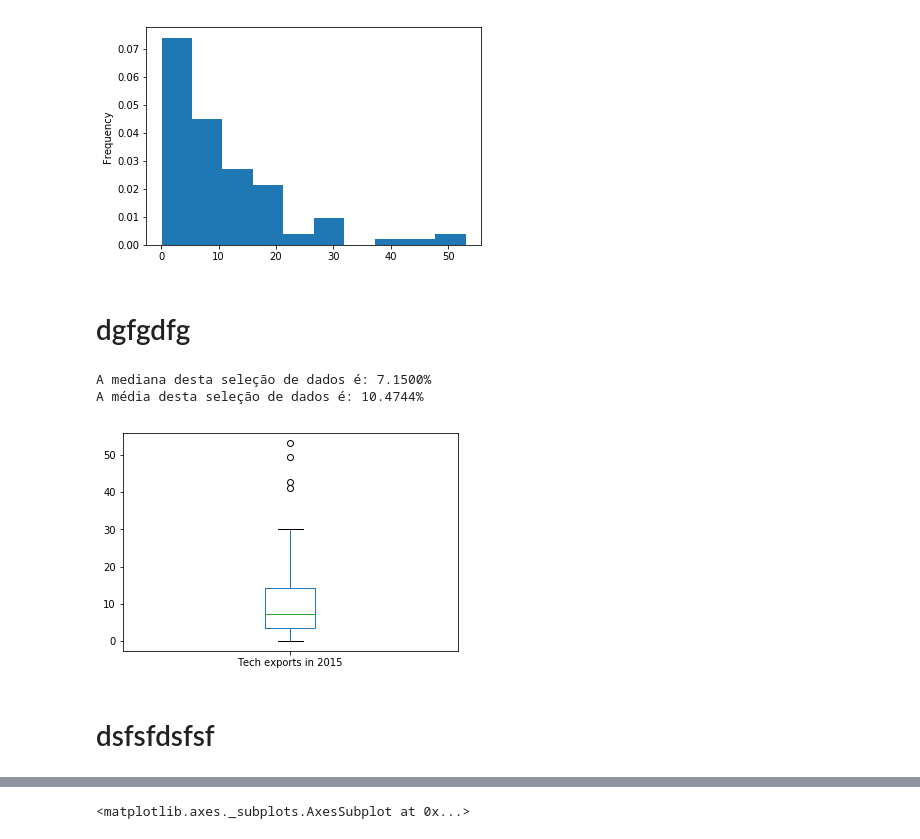
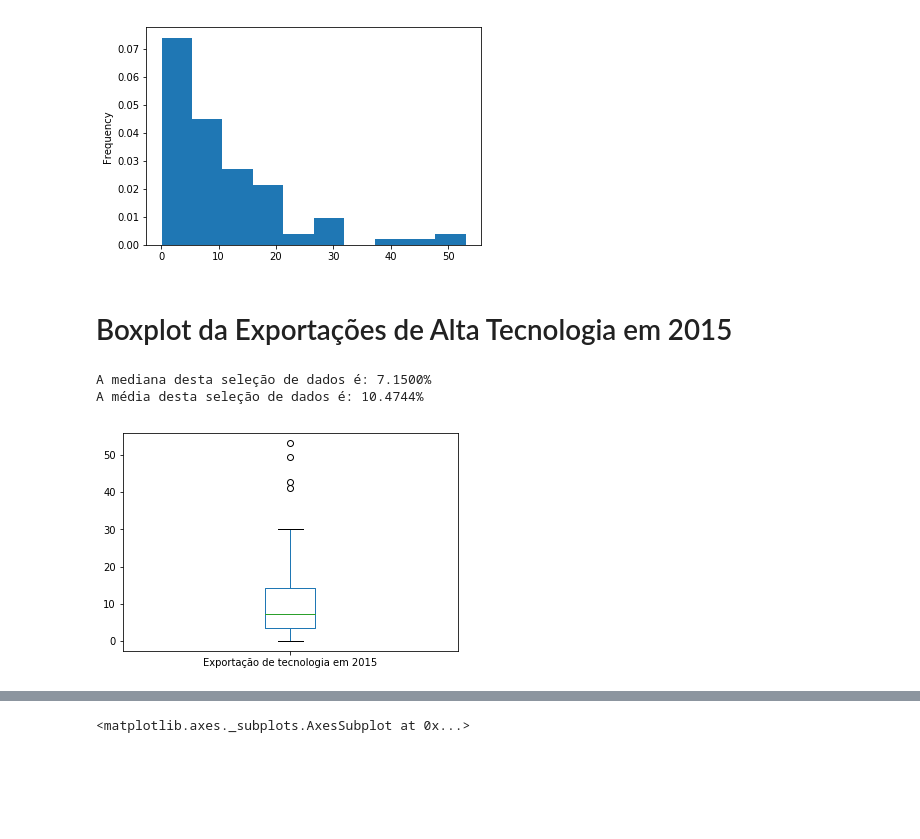
Before and after one commit to gabrielztk/CdD-P1, a Jupyter notebook: parte_2.ipynb, the cells around one changed output, grey strips where cells are left out. Cells and saved outputs as stored; diff of their text form; code cells hidden in the pictures; blank space fills up the shorter version.

```diff
--- a/parte_2.ipynb
+++ b/parte_2.ipynb
@@ -27,13 +37,11 @@ data["Tech exports in 2015"].plot.hist(density=True)
 # %% [output]
 <matplotlib.axes._subplots.AxesSubplot at 0x...>
 [figure]
-# %% [markdown]
-# dgfgdfg
+# %% [markdown]
+# Boxplot da Exportações de Alta Tecnologia em 2015
 # %%
-box(data["Tech exports in 2015"])
+box(data["Exportação de tecnologia em 2015"])
 # %% [output]
 A mediana desta seleção de dados é: 7.1500%
 A média desta seleção de dados é: 10.4744%
-[figure, old version]
+[figure, new version]
-# %% [markdown]
-# dsfsfdsfsf
```
Also changed, not shown: parts of 26 cells of this notebook, 4 other files.
